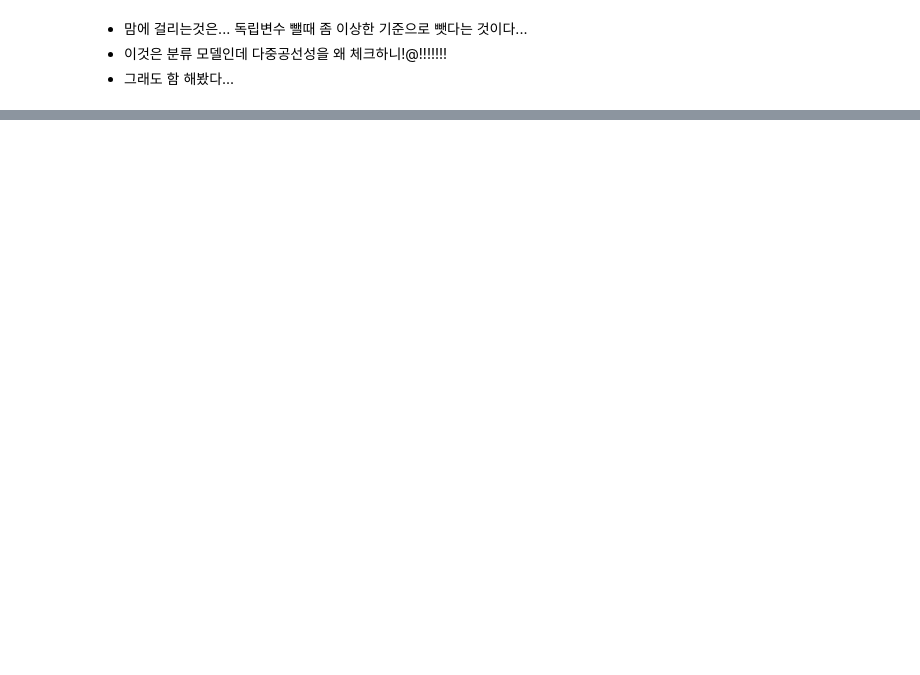
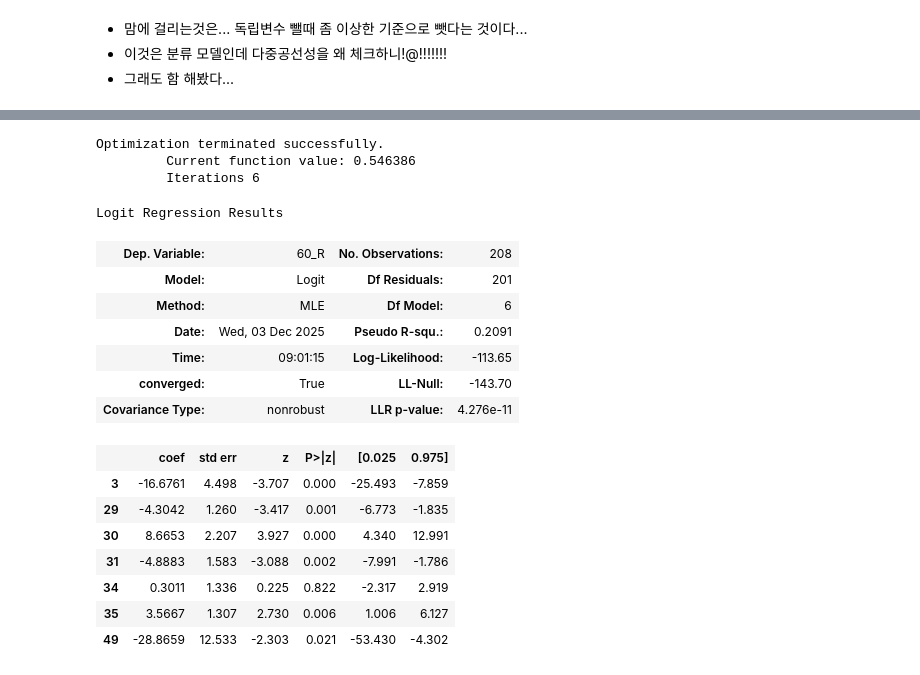
Before and after one commit to bidulgirin/DL, a Jupyter notebook: 6. 초음파광물예측.ipynb, the cells around one changed output, grey strips where cells are left out. Cells and saved outputs as stored; diff of their text form; code cells hidden in the pictures; blank space fills up the shorter version.

```diff
--- a/6. 초음파광물예측.ipynb
+++ b/6. 초음파광물예측.ipynb
@@ -575,3 +564,27 @@ print("정답값", y_test.values)
  False False  True False  True False False  True False False False  True
   True  True  True False False  True  True False  True False False  True
  False  True  True]
+# %%
+model_sm = sm.Logit(y, x)
+model_sm = model_sm.fit()
+model_sm.summary()
+# %% [output]
+Optimization terminated successfully.
+         Current function value: 0.546386
+         Iterations 6
+Logit Regression Results
+| Dep. Variable: | 60_R | No. Observations: | 208 |
+| Model: | Logit | Df Residuals: | 201 |
+| Method: | MLE | Df Model: | 6 |
+| Date: | Wed, 03 Dec 2025 | Pseudo R-squ.: | 0.2091 |
+| Time: | 09:01:15 | Log-Likelihood: | -113.65 |
+| converged: | True | LL-Null: | -143.70 |
+| Covariance Type: | nonrobust | LLR p-value: | 4.276e-11 |
+|  | coef | std err | z | P>|z| | [0.025 | 0.975] |
+| 3 | -16.6761 | 4.498 | -3.707 | 0.000 | -25.493 | -7.859 |
+| 29 | -4.3042 | 1.260 | -3.417 | 0.001 | -6.773 | -1.835 |
+| 30 | 8.6653 | 2.207 | 3.927 | 0.000 | 4.340 | 12.991 |
+| 31 | -4.8883 | 1.583 | -3.088 | 0.002 | -7.991 | -1.786 |
+| 34 | 0.3011 | 1.336 | 0.225 | 0.822 | -2.317 | 2.919 |
+| 35 | 3.5667 | 1.307 | 2.730 | 0.006 | 1.006 | 6.127 |
+| 49 | -28.8659 | 12.533 | -2.303 | 0.021 | -53.430 | -4.302 |
```
Also changed, not shown: parts of 20 cells of this notebook, 4 other files.
